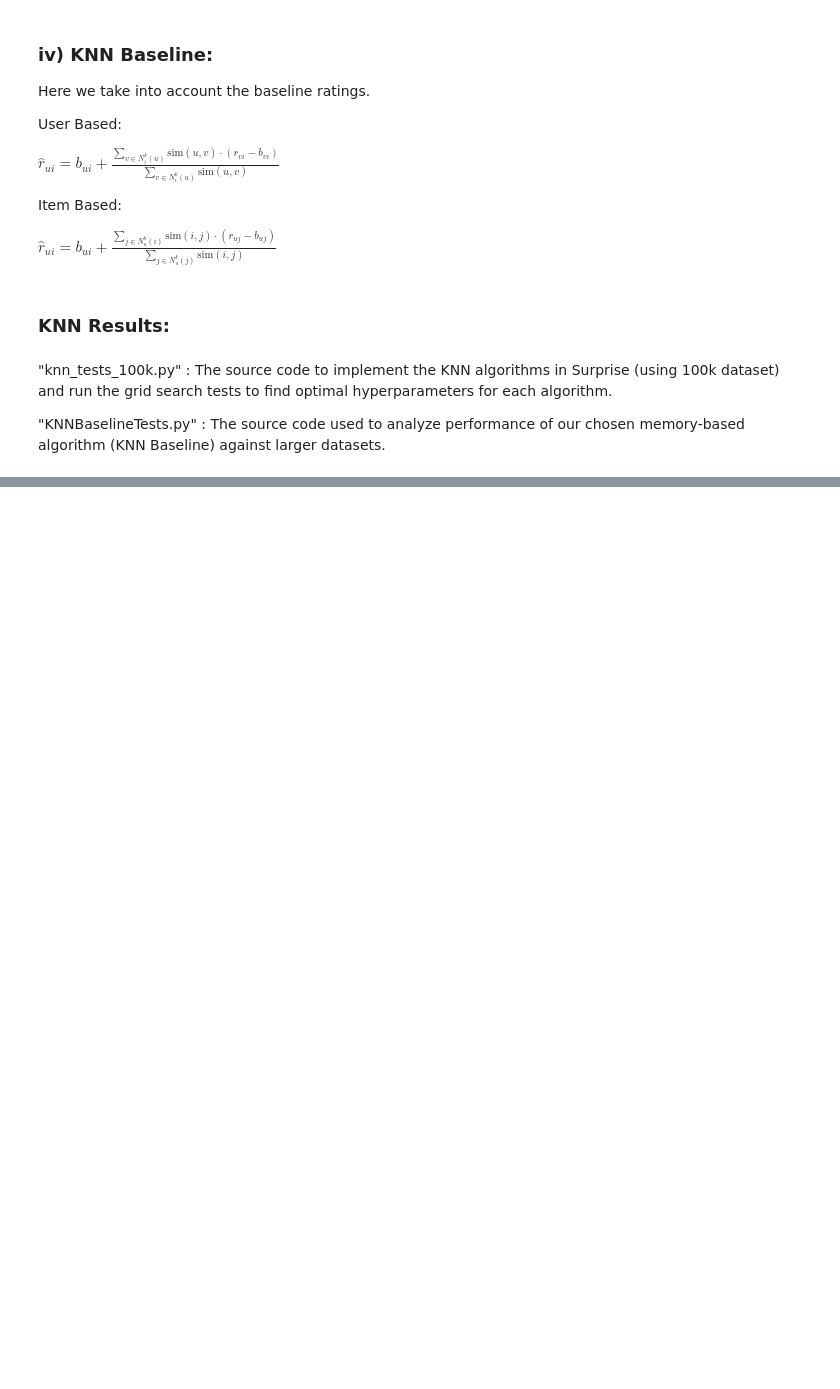
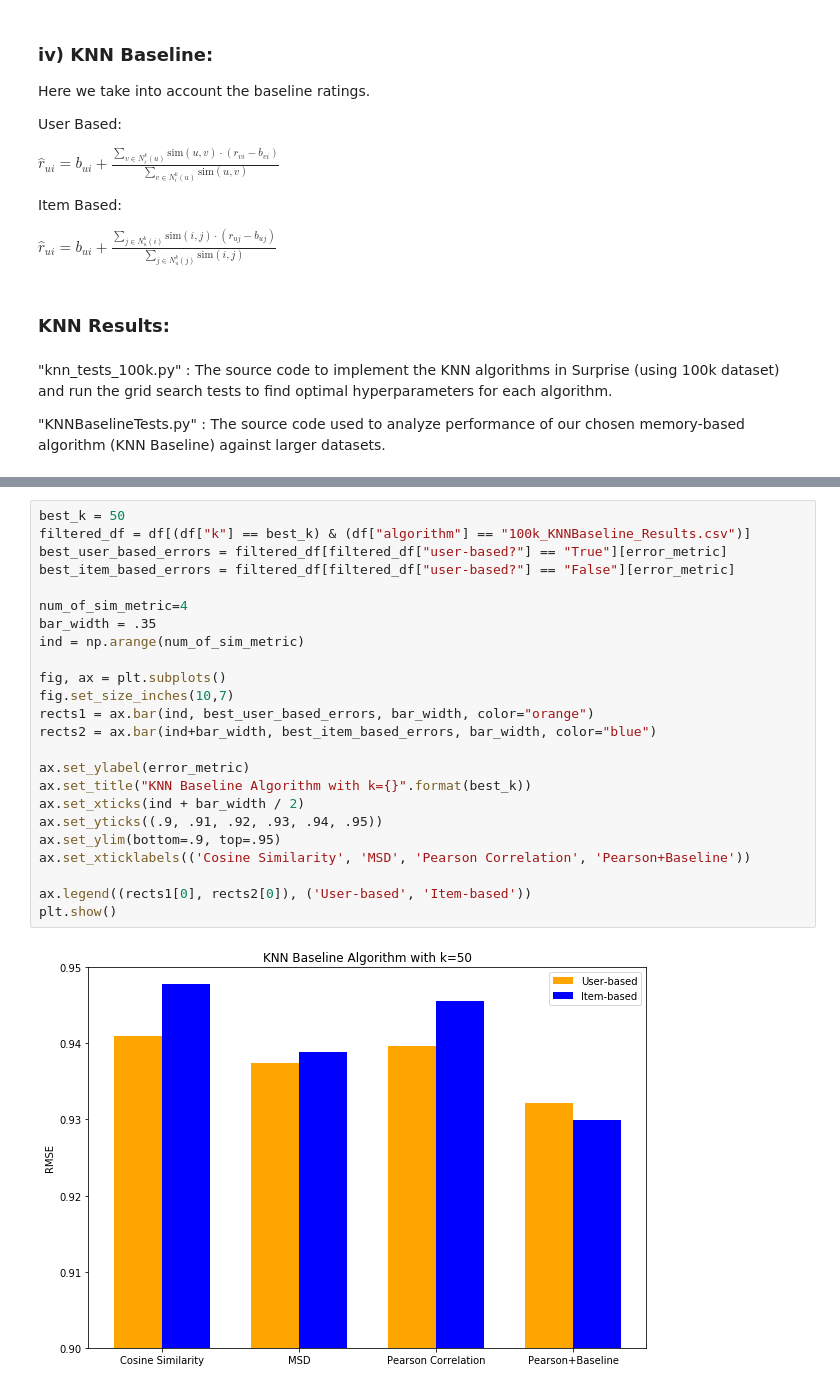
Before and after one commit to gmidhun95/recommender_system, a Jupyter notebook: project_part1/Report.ipynb, the cells around one changed output, grey strips where cells are left out. Drawn from its saved outputs; the diff is of its cells as text; blank space fills up the shorter version.

```diff
--- a/project_part1/Report.ipynb
+++ b/project_part1/Report.ipynb
@@ -135,0 +200,26 @@ N^k_u(j)} \text{sim}(i, j)} $
+# %%
+best_k = 50
+filtered_df = df[(df["k"] == best_k) & (df["algorithm"] == "100k_KNNBaseline_Results.csv")]
+best_user_based_errors = filtered_df[filtered_df["user-based?"] == "True"][error_metric]
+best_item_based_errors = filtered_df[filtered_df["user-based?"] == "False"][error_metric]
+
+num_of_sim_metric=4
+bar_width = .35
+ind = np.arange(num_of_sim_metric)
+
+fig, ax = plt.subplots()
+fig.set_size_inches(10,7)
+rects1 = ax.bar(ind, best_user_based_errors, bar_width, color="orange")
+rects2 = ax.bar(ind+bar_width, best_item_based_errors, bar_width, color="blue")
+
+ax.set_ylabel(error_metric)
+ax.set_title("KNN Baseline Algorithm with k={}".format(best_k))
+ax.set_xticks(ind + bar_width / 2)
+ax.set_yticks((.9, .91, .92, .93, .94, .95))
+ax.set_ylim(bottom=.9, top=.95)
+ax.set_xticklabels(('Cosine Similarity', 'MSD', 'Pearson Correlation', 'Pearson+Baseline'))
+
+ax.legend((rects1[0], rects2[0]), ('User-based', 'Item-based'))
+plt.show()
+# %% [output]
+[figure, added]
```
Also changed, not shown: parts of 5 cells of this notebook.
